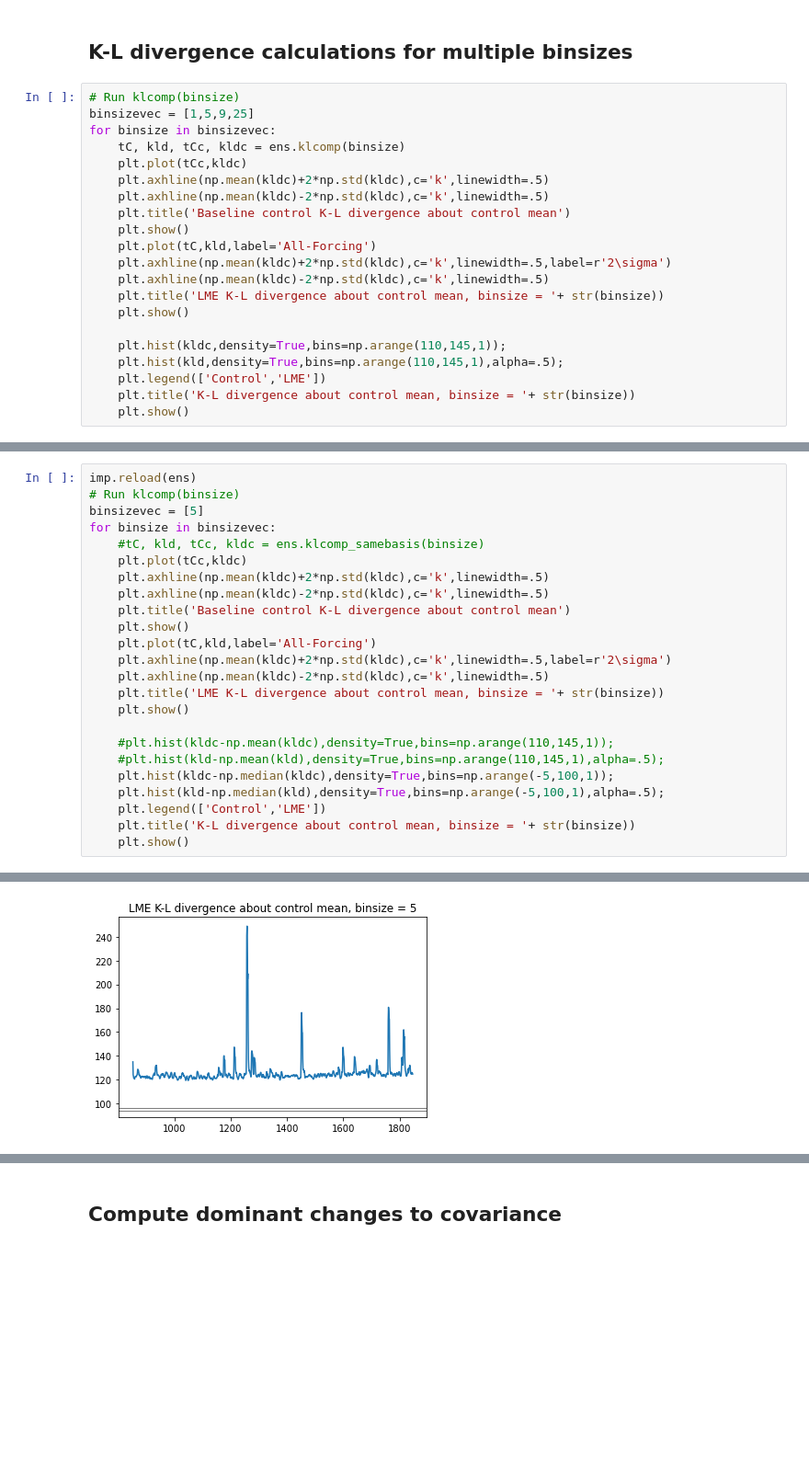
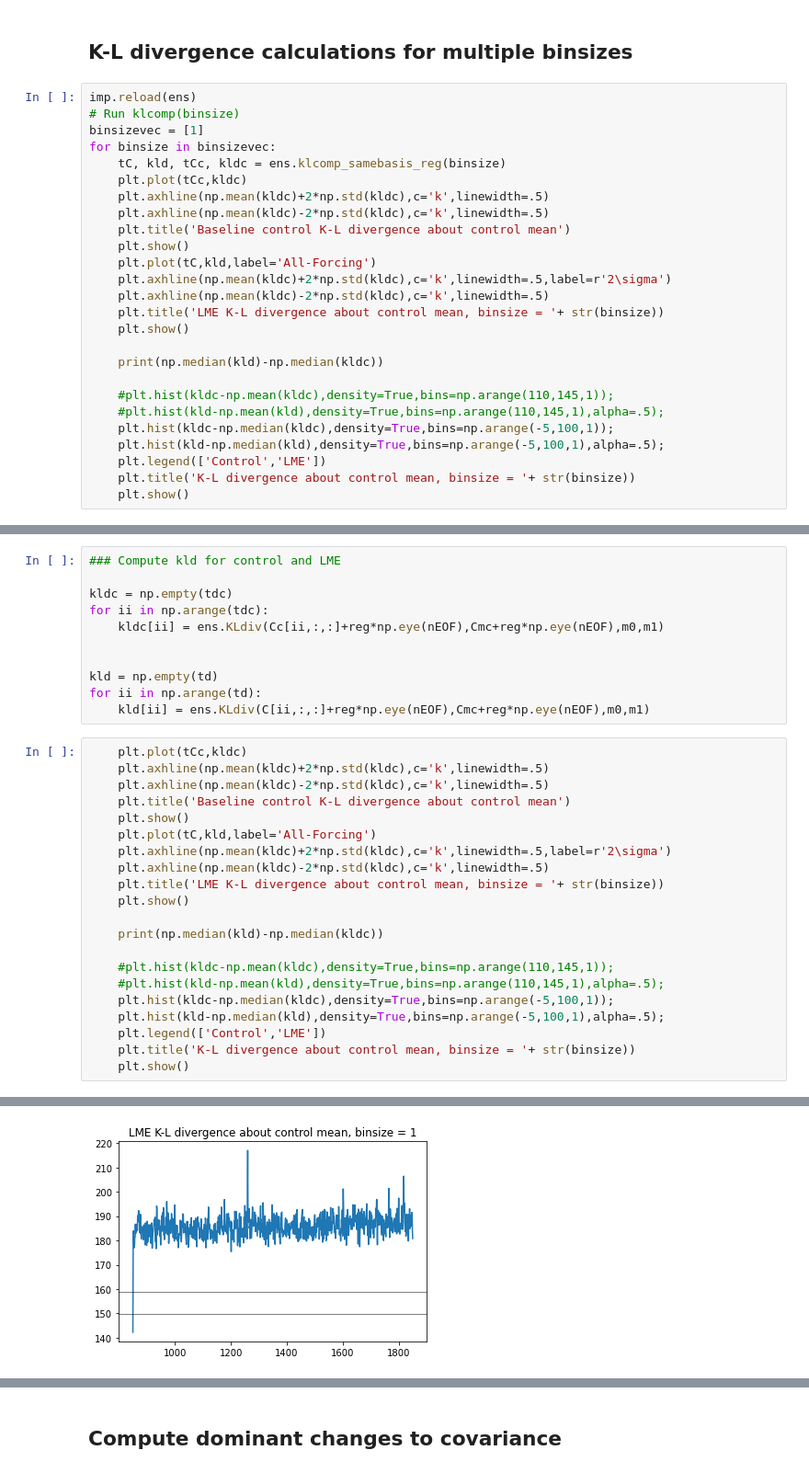
Before and after one commit to amrhein/SEOFs, a Jupyter notebook: es_LME.ipynb, the cells around one changed output, grey strips where cells are left out. Shown at 92% size. Drawn from its saved outputs; the diff is of its cells as text; blank space fills up the shorter version.

Commit message:
Figured out that the offset in KLD is related to how I regularize. Played with new ways of regularizing.

```diff
--- a/es_LME.ipynb
+++ b/es_LME.ipynb
@@ -36,10 +36,11 @@ import utils
 # %% [markdown]
 ## K-L divergence calculations for multiple binsizes
 # %%
+imp.reload(ens)
 # Run klcomp(binsize)
-binsizevec = [1,5,9,25]
+binsizevec = [1]
 for binsize in binsizevec:
-    tC, kld, tCc, kldc = ens.klcomp(binsize)
+    tC, kld, tCc, kldc = ens.klcomp_samebasis_reg(binsize)
     plt.plot(tCc,kldc)
     plt.axhline(np.mean(kldc)+2*np.std(kldc),c='k',linewidth=.5)
     plt.axhline(np.mean(kldc)-2*np.std(kldc),c='k',linewidth=.5)
@@ -51,8 +52,12 @@ for binsize in binsizevec:
     plt.title('LME K-L divergence about control mean, binsize = '+ str(binsize))
     plt.show()
 
-    plt.hist(kldc,density=True,bins=np.arange(110,145,1));
-    plt.hist(kld,density=True,bins=np.arange(110,145,1),alpha=.5);
+    print(np.median(kld)-np.median(kldc))
+
+    #plt.hist(kldc-np.mean(kldc),density=True,bins=np.arange(110,145,1));
+    #plt.hist(kld-np.mean(kld),density=True,bins=np.arange(110,145,1),alpha=.5);
+    plt.hist(kldc-np.median(kldc),density=True,bins=np.arange(-5,100,1));
+    plt.hist(kld-np.median(kld),density=True,bins=np.arange(-5,100,1),alpha=.5);
     plt.legend(['Control','LME'])
     plt.title('K-L divergence about control mean, binsize = '+ str(binsize))
     plt.show()
@@ -72,9 +151,15 @@ for binsize in binsizevec:
+# %%
+### Compute kld for control and LME
+
+kldc = np.empty(tdc)
+for ii in np.arange(tdc):
+    kldc[ii] = ens.KLdiv(Cc[ii,:,:]+reg*np.eye(nEOF),Cmc+reg*np.eye(nEOF),m0,m1)
+
+
+kld = np.empty(td)
+for ii in np.arange(td):
+    kld[ii] = ens.KLdiv(C[ii,:,:]+reg*np.eye(nEOF),Cmc+reg*np.eye(nEOF),m0,m1)
 # %%
-imp.reload(ens)
-# Run klcomp(binsize)
-binsizevec = [5]
-for binsize in binsizevec:
-    #tC, kld, tCc, kldc = ens.klcomp_samebasis(binsize)
     plt.plot(tCc,kldc)
     plt.axhline(np.mean(kldc)+2*np.std(kldc),c='k',linewidth=.5)
     plt.axhline(np.mean(kldc)-2*np.std(kldc),c='k',linewidth=.5)
@@ -86,6 +171,8 @@ for binsize in binsizevec:
     plt.title('LME K-L divergence about control mean, binsize = '+ str(binsize))
     plt.show()
 
+    print(np.median(kld)-np.median(kldc))
+
     #plt.hist(kldc-np.mean(kldc),density=True,bins=np.arange(110,145,1));
     #plt.hist(kld-np.mean(kld),density=True,bins=np.arange(110,145,1),alpha=.5);
     plt.hist(kldc-np.median(kldc),density=True,bins=np.arange(-5,100,1));
@@ -98 +185 @@ for binsize in binsizevec:
-[figure, old version]
+[figure, new version]
```
Also changed, not shown: parts of 14 cells of this notebook, 1 other file.
